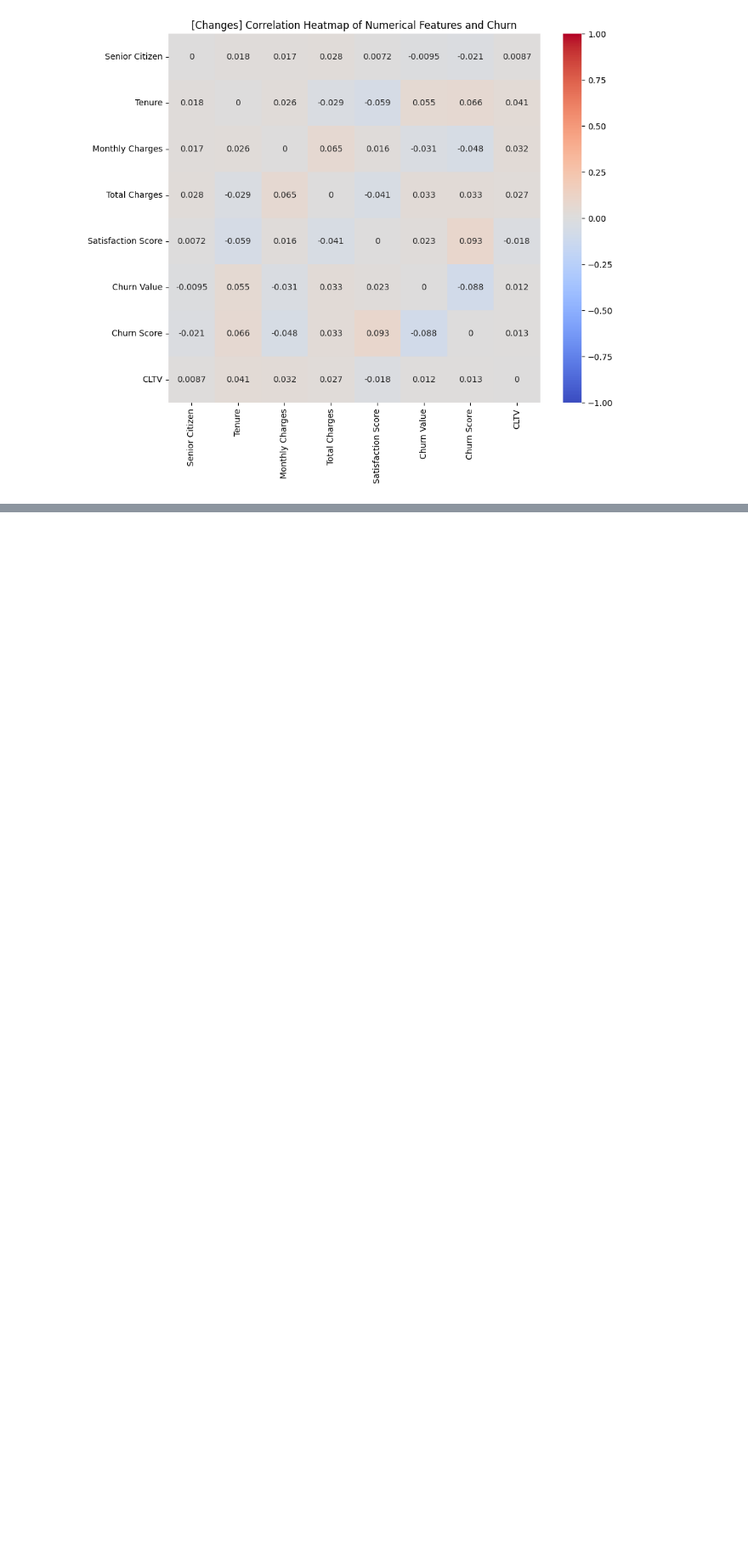
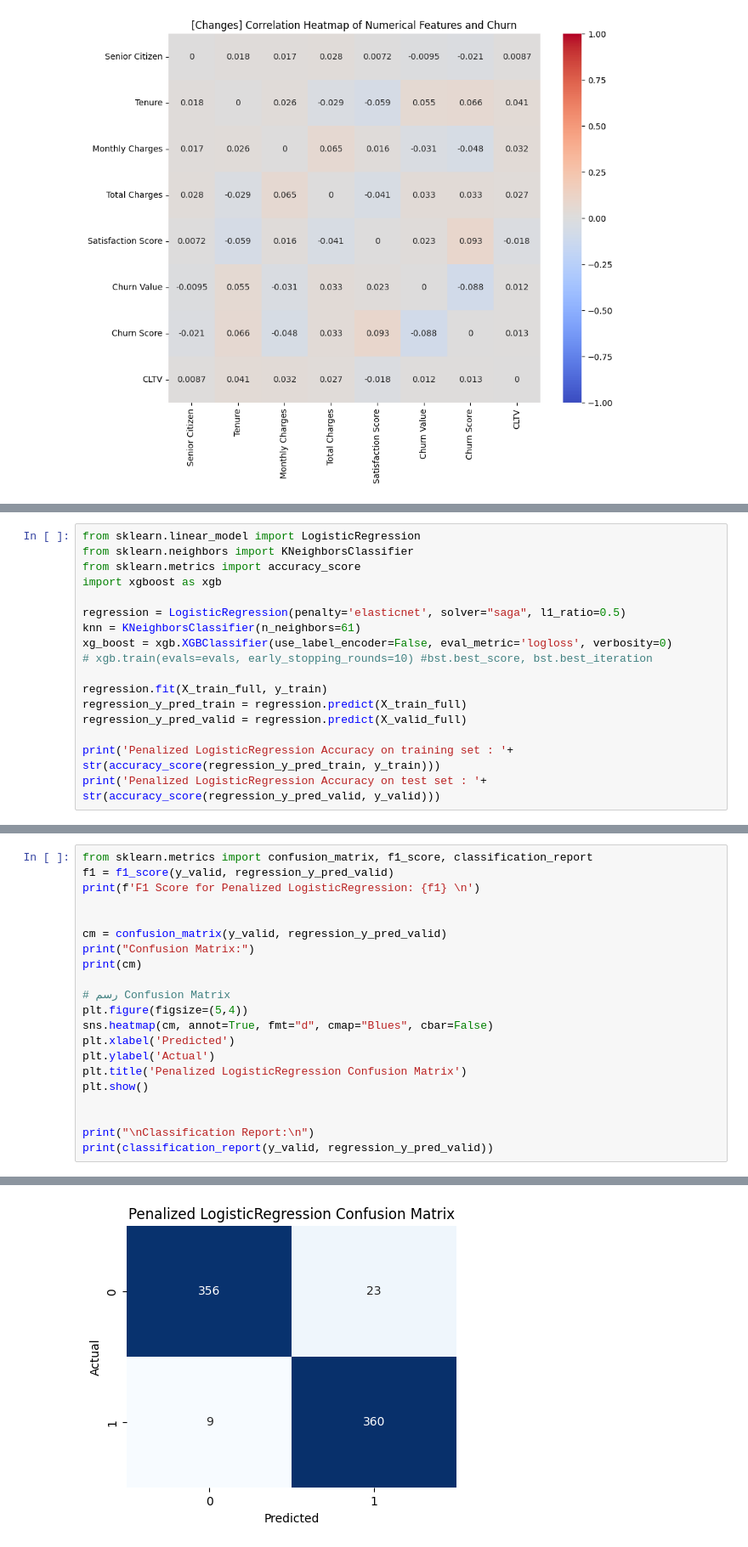
Before and after one commit to Nicoweed/Sentinel-ML, a Jupyter notebook: data_cleaner.ipynb, the cells around one changed output, grey strips where cells are left out. Shown: that part at 85% size. Saved outputs shown, nothing was run; the diff lists cells and outputs as text; blank space fills up the shorter version.

Commit message:
feat: add 2 trained models and parameters

```diff
--- a/data_cleaner.ipynb
+++ b/data_cleaner.ipynb
@@ -532,0 +716,17 @@ Name: proportion, dtype: float64
+# %%
+from sklearn.linear_model import LogisticRegression
+from sklearn.neighbors import KNeighborsClassifier
+from sklearn.metrics import accuracy_score
+import xgboost as xgb
+
+regression = LogisticRegression(penalty='elasticnet', solver="saga", l1_ratio=0.5)
+knn = KNeighborsClassifier(n_neighbors=61)
+xg_boost = xgb.XGBClassifier(use_label_encoder=False, eval_metric='logloss', verbosity=0)
+# xgb.train(evals=evals, early_stopping_rounds=10) #bst.best_score, bst.best_iteration
+
+regression.fit(X_train_full, y_train)
+regression_y_pred_train = regression.predict(X_train_full)
+regression_y_pred_valid = regression.predict(X_valid_full)
+
+print('Penalized LogisticRegression Accuracy on training set : '+ str(accuracy_score(regression_y_pred_train, y_train)))
+print('Penalized LogisticRegression Accuracy on test set : '+ str(accuracy_score(regression_y_pred_valid, y_valid)))
@@ -532,0 +785,22 @@ Name: proportion, dtype: float64
+# %%
+from sklearn.metrics import confusion_matrix, f1_score, classification_report
+f1 = f1_score(y_valid, regression_y_pred_valid)
+print(f'F1 Score for Penalized LogisticRegression: {f1} \n')
+
+
+cm = confusion_matrix(y_valid, regression_y_pred_valid)
+print("Confusion Matrix:")
+print(cm)
+
+# رسم Confusion Matrix
+plt.figure(figsize=(5,4))
+sns.heatmap(cm, annot=True, fmt="d", cmap="Blues", cbar=False)
+plt.xlabel('Predicted')
+plt.ylabel('Actual')
+plt.title('Penalized LogisticRegression Confusion Matrix')
+plt.show()
+
+
+print("\nClassification Report:\n")
+print(classification_report(y_valid, regression_y_pred_valid))
+# %% [output]
@@ -532,0 +812 @@ Name: proportion, dtype: float64
+[figure, added]
```
Also changed, not shown: parts of 37 cells of this notebook.
